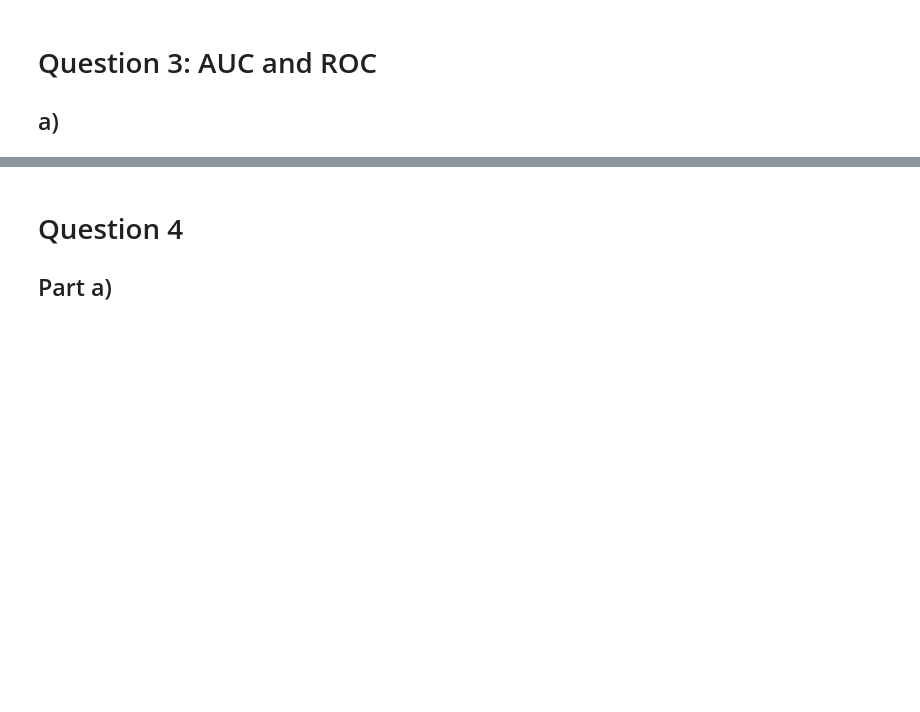
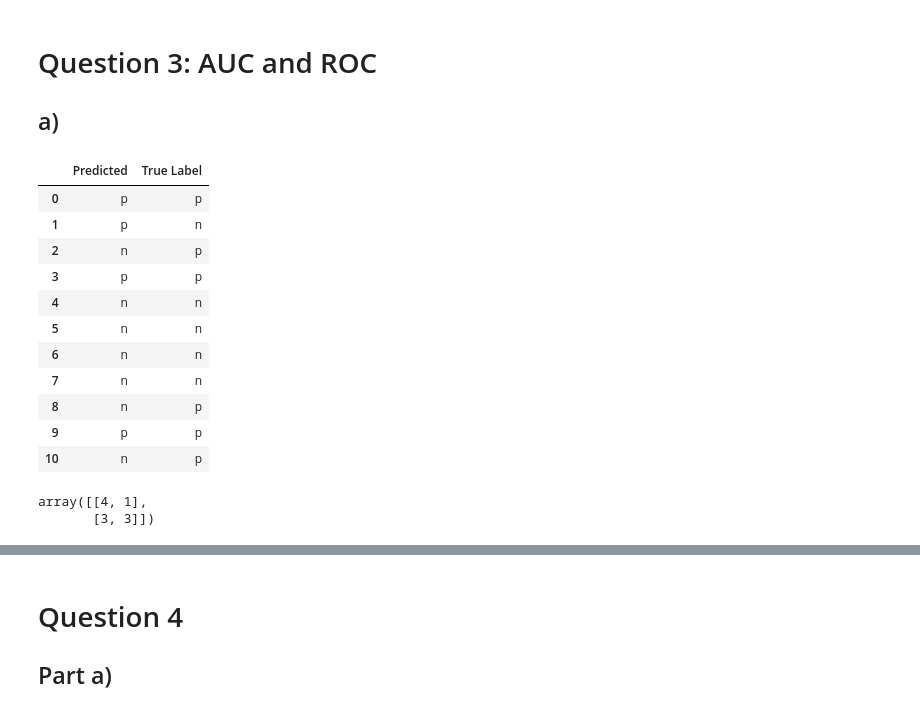
Before and after one commit to alexanderneva/s541a2, a Jupyter notebook: Untitled.ipynb, the cells around one changed output, grey strips where cells are left out. Drawn from its saved outputs; the diff is of its cells as text; code cells hidden in the pictures; blank space fills up the shorter version.

```diff
--- a/Untitled.ipynb
+++ b/Untitled.ipynb
@@ -140,3 +140,32 @@ $(X_1,X_2,X_1^2,X_2^2)\mapsto(x,u,v,w)$.
 # %% [markdown]
 # Question 3: AUC and ROC
 ## a)
+# %%
+import pandas as pd
+# copying the data from the question
+data = pd.DataFrame({'Predicted':['p','p','n','p','n','n','n','n','n','p','n'],
+            'True Label': ['p','n','p','p','n','n','n','n','p','p','p']})
+data
+# %% [output]
+|  | Predicted | True Label |
+| 0 | p | p |
+| 1 | p | n |
+| 2 | n | p |
+| 3 | p | p |
+| 4 | n | n |
+| 5 | n | n |
+| 6 | n | n |
+| 7 | n | n |
+| 8 | n | p |
+| 9 | p | p |
+| 10 | n | p |
+# %%
+# importing encoder to change the data into 0's as 1's
+from sklearn.metrics import roc_curve, confusion_matrix
+y_predict = data['Predicted']
+y_true = data['True Label']
+confuse = confusion_matrix(y_true,y_predict)
+confuse
+# %% [output]
+array([[4, 1],
+       [3, 3]])
```
Also changed, not shown: parts of 9 cells of this notebook.
